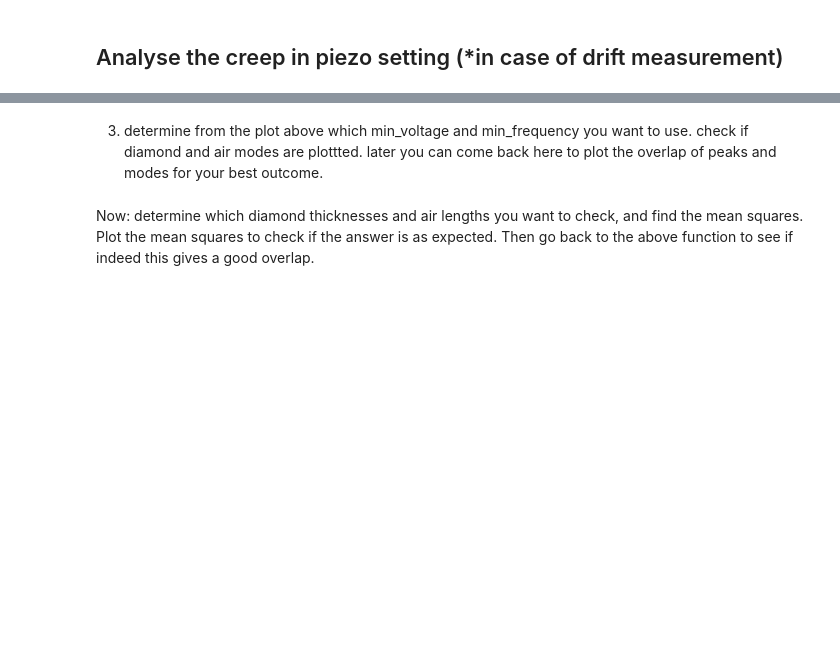
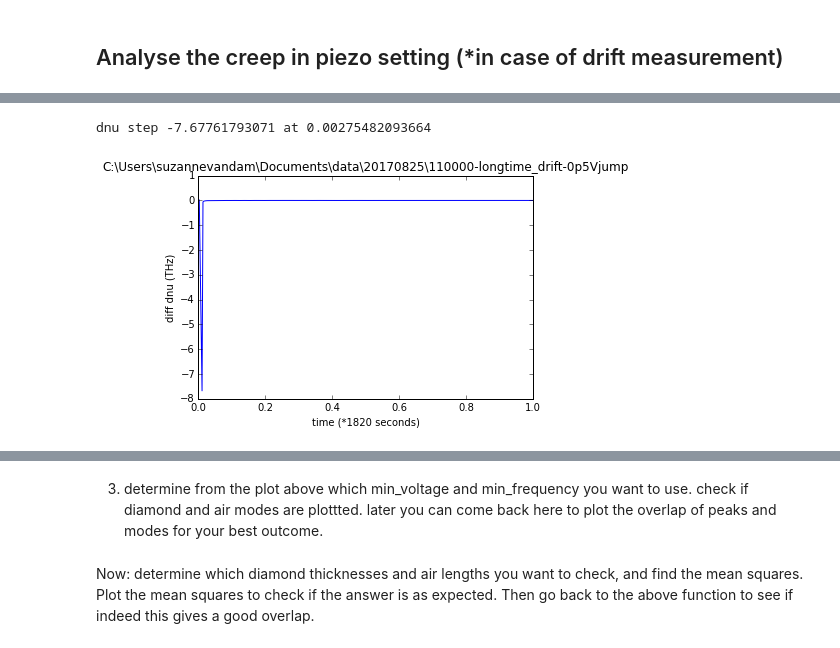
Before and after one commit to zaguros/analysis, a Jupyter notebook: notebooks/cavities/Spectrometer analysis.ipynb, the cells around one changed output, grey strips where cells are left out. Cells and saved outputs as stored; diff of their text form; code cells hidden in the pictures; blank space fills up the shorter version.

```diff
--- a/notebooks/cavities/Spectrometer analysis.ipynb
+++ b/notebooks/cavities/Spectrometer analysis.ipynb
@@ -55,7 +55,7 @@ folder = '20160818/spectrometer/OFFD_L2'
 
 folder = os.path.join(data_dir,folder)
 # %%
-data_dir = r'D:\measuring\data'
+data_dir = r'C:\Users\suzannevandam\Documents\data'#r'D:\measuring\data'
 # folder = '20170707/175200'
 # folder = '20170710/145500_Harry_L1'
 # folder = '20170710/162000_Harry_L2'
@@ -72,9 +72,9 @@ data_dir = r'D:\measuring\data'
 # folder = r'20170825\101300-shorttime_drift'
 # folder = r'20170825\102600-mediumtime_drift'
 # folder = r'20170825\103800-shorttime_drift-1Vjump'
-# folder = r'20170825\110000-longtime_drift-0p5Vjump'
+folder = r'20170825\110000-longtime_drift-0p5Vjump'
 # folder = r'20170825\121400-singlefile-1hour later'
-folder = r'20170825\164200_track_during_1hour'
+# folder = r'20170825\164200_track_during_1hour'
 folder = os.path.join(data_dir,folder)
 # %%
 import analysis.scripts.cavity.spectrometer_analysis as sa
@@ -92,8 +103,8 @@ sa_2D.save_analysis()
 # %%
 sa_2D.ana_pars['V_min']=0#1.2#-0.160#-0.195 #
 sa_2D.ana_pars['V_max']=1#1.5#-0.21#0.287 #
-sa_2D.ana_pars['min_frq']=466
-sa_2D.ana_pars['max_frq']=550
+sa_2D.ana_pars['min_frq']=460
+sa_2D.ana_pars['max_frq']=480
 sa_2D.ana_pars['laser_wavelength']=636.6e-9
 # %%
 sa_2D.get_data()
@@ -102,4 +112,6 @@ totaltime = 61*len(filenumbers)
 # intensities = sa_2D.subtract_offset()
+# %%
+totaltime = 5*len(filenumbers)
 # %%
 fig,ax = plt.subplots()
 # ax.plot(c/frequencies*1e-3,intensities[:,0])
@@ -212,6 +243,6 @@ print sa_2D.ana_pars['hom_max']#maximum distance between higher order modes for
 # %%
 sa_2D.ana_pars['rescale_to_avg']=True
-sa_2D.ana_pars['minimum_peak_height']=100#the minimum height above average
+sa_2D.ana_pars['minimum_peak_height']=5000#the minimum height above average
 sa_2D.ana_pars['minimum_peak_distance']=10 #units: number of datapoints
 sa_2D.ana_pars['keep_same_height']= True #keep peaks closer together than min_peak_dist, if the same height(!)
 sa_2D.ana_pars['max_height_diff'] = 0.03#0.18#0.23#0.275#28#0.2#120 #if keep_same_height, the max smaller the smaller one is allowed to be.
@@ -256,14 +296,17 @@ print 'dnu step',min(np.diff(frq))
 # %%
 fig,ax = plt.subplots()
 ax.plot(V[1:],np.diff(frq[:]))
 ax.set_xlabel('time (*'+totaltime+' seconds)')
 ax.set_ylabel('diff dnu (THz)')
 ax.set_title(folder)
 # ax.set_xlim(0,0.02)
-dnustep = max(np.diff(frq))
-x0idx = np.argmax(np.diff(frq))
+dnustep = min(np.diff(frq))
+x0idx = np.argmin(np.diff(frq))
 x0 =  V[x0idx]
 print 'dnu step',dnustep, 'at',x0
+# %% [output]
+dnu step -7.67761793071 at 0.00275482093664
+[figure, added]
 # %%
 from analysis.lib.fitting import fit
 from analysis.lib.fitting import common
```
Also changed, not shown: parts of 15 cells of this notebook, 2 other files.
